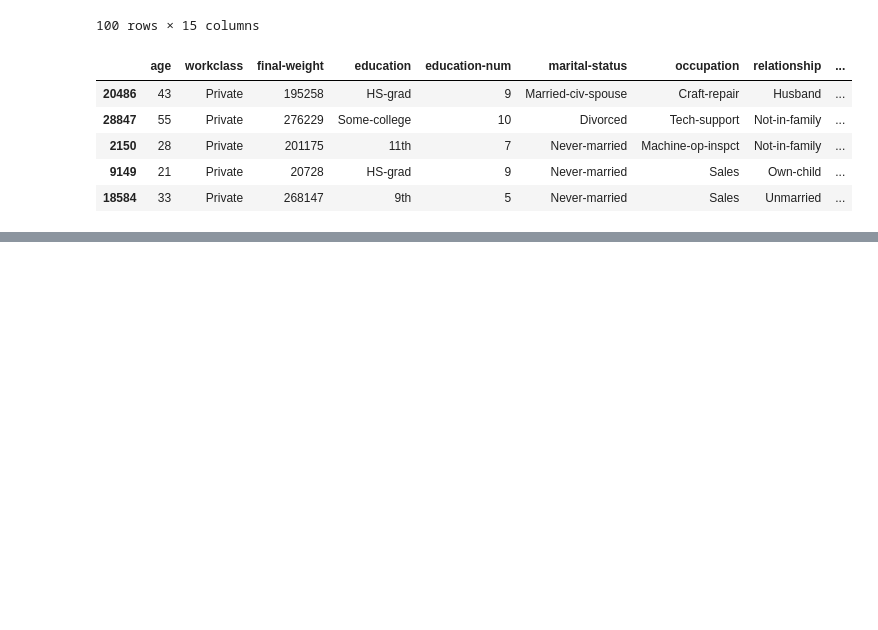
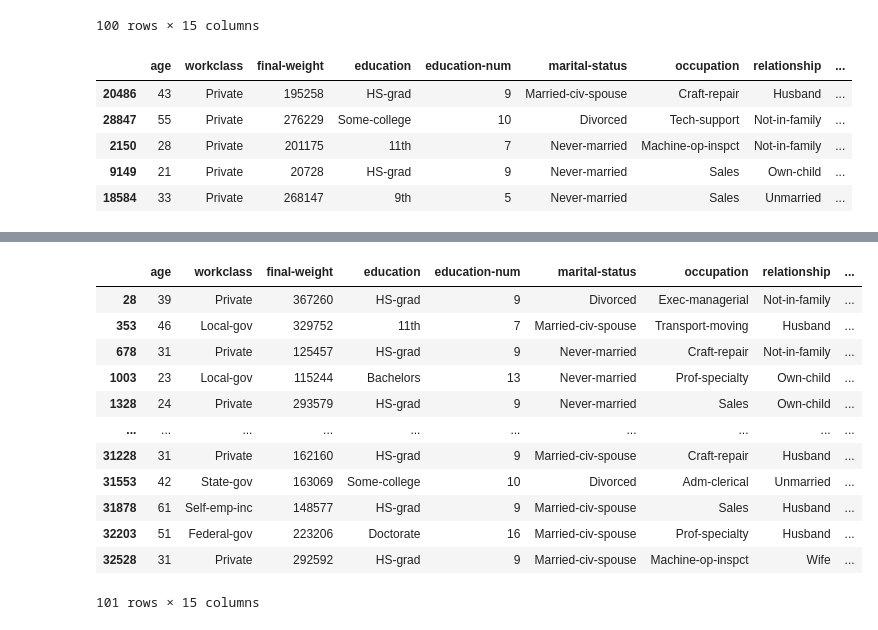
Before and after one commit to AndreyCesarVilacha/Statistic-PY, a Jupyter notebook: Fundamentals.ipynb, the cells around one changed output, grey strips where cells are left out. Saved outputs shown, nothing was run; the diff lists cells and outputs as text; code cells hidden in the pictures; blank space fills up the shorter version.

Commit message:
Systematic sampling

```diff
--- a/Fundamentals.ipynb
+++ b/Fundamentals.ipynb
@@ -60,0 +110,27 @@ df_simple_random_sample.head()
+# %%
+#Creating the function for Systematic sampling
+def systematic_sampling(dataset, sample, seed=1):
+  interval = len(dataset) // sample
+  random.seed(seed)
+  beginning = random.randint(0, interval)
+  index = np.arange(beginning, len(dataset), step = interval)
+  systematic_sampling = dataset.iloc[index]
+  return systematic_sampling
+# %%
+testing_systematic_sampling = systematic_sampling(dataset,100,2)
+# %%
+testing_systematic_sampling
+# %% [output]
+|  | age | workclass | final-weight | education | education-num | marital-status | occupation | relationship | ... |
+| 28 | 39 | Private | 367260 | HS-grad | 9 | Divorced | Exec-managerial | Not-in-family | ... |
+| 353 | 46 | Local-gov | 329752 | 11th | 7 | Married-civ-spouse | Transport-moving | Husband | ... |
+| 678 | 31 | Private | 125457 | HS-grad | 9 | Never-married | Craft-repair | Not-in-family | ... |
+| 1003 | 23 | Local-gov | 115244 | Bachelors | 13 | Never-married | Prof-specialty | Own-child | ... |
+| 1328 | 24 | Private | 293579 | HS-grad | 9 | Never-married | Sales | Own-child | ... |
+| ... | ... | ... | ... | ... | ... | ... | ... | ... | ... |
+| 31228 | 31 | Private | 162160 | HS-grad | 9 | Married-civ-spouse | Craft-repair | Husband | ... |
+| 31553 | 42 | State-gov | 163069 | Some-college | 10 | Divorced | Adm-clerical | Unmarried | ... |
+| 31878 | 61 | Self-emp-inc | 148577 | HS-grad | 9 | Married-civ-spouse | Sales | Husband | ... |
+| 32203 | 51 | Federal-gov | 223206 | Doctorate | 16 | Married-civ-spouse | Prof-specialty | Husband | ... |
+| 32528 | 31 | Private | 292592 | HS-grad | 9 | Married-civ-spouse | Machine-op-inspct | Wife | ... |
+101 rows × 15 columns
```
Also changed, not shown: parts of 3 cells of this notebook.
